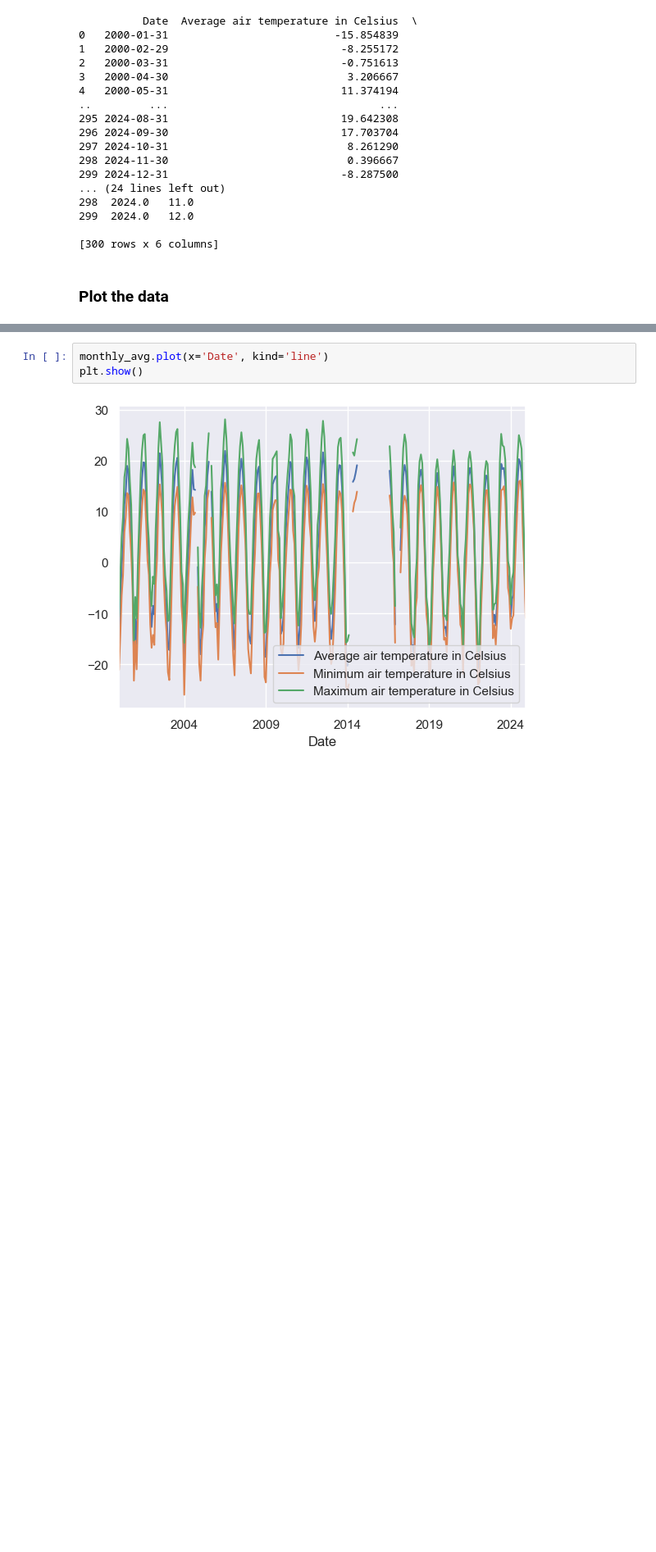
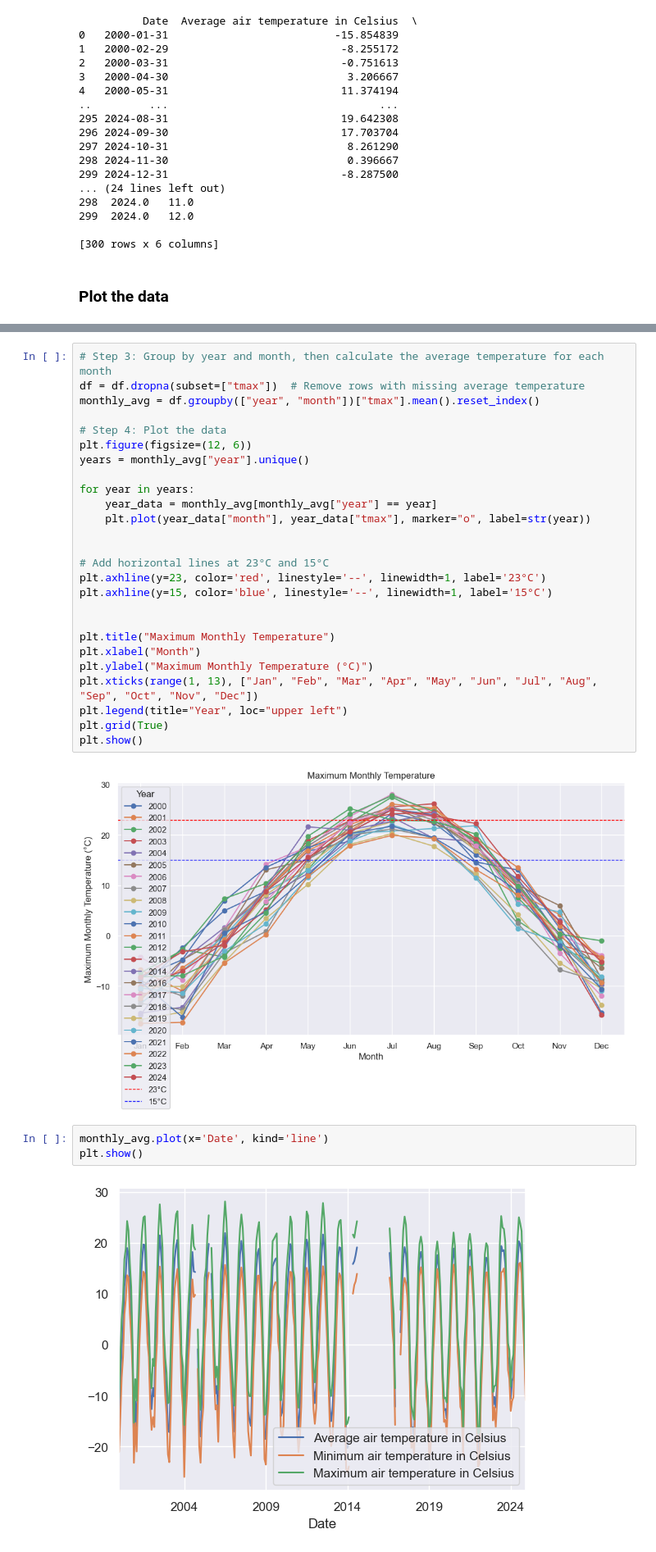
Before and after one commit to kknb1982/pfda, a Jupyter notebook: mywork/projectdrafts/Project-Copy1.ipynb, the cells around one changed output, grey strips where cells are left out. Shown at 82% size. Drawn from its saved outputs; the diff is of its cells as text; blank space fills up the shorter version.

```diff
--- a/mywork/projectdrafts/Project-Copy1.ipynb
+++ b/mywork/projectdrafts/Project-Copy1.ipynb
@@ -200,6 +205,34 @@ plt.grid(True)
 plt.show()
 # %% [output]
 [figure]
+# %%
+# Step 3: Group by year and month, then calculate the average temperature for each month
+df = df.dropna(subset=["tmax"])  # Remove rows with missing average temperature
+monthly_avg = df.groupby(["year", "month"])["tmax"].mean().reset_index()
+
+# Step 4: Plot the data
+plt.figure(figsize=(12, 6))
+years = monthly_avg["year"].unique()
+
+for year in years:
+    year_data = monthly_avg[monthly_avg["year"] == year]
+    plt.plot(year_data["month"], year_data["tmax"], marker="o", label=str(year))
+
+
+# Add horizontal lines at 23°C and 15°C
+plt.axhline(y=23, color='red', linestyle='--', linewidth=1, label='23°C')
+plt.axhline(y=15, color='blue', linestyle='--', linewidth=1, label='15°C')
+
+
+plt.title("Maximum Monthly Temperature")
+plt.xlabel("Month")
+plt.ylabel("Maximum Monthly Temperature (°C)")
+plt.xticks(range(1, 13), ["Jan", "Feb", "Mar", "Apr", "May", "Jun", "Jul", "Aug", "Sep", "Oct", "Nov", "Dec"])
+plt.legend(title="Year", loc="upper left")
+plt.grid(True)
+plt.show()
+# %% [output]
+[figure, added]
 # %%
 monthly_avg.plot(x='Date', kind='line')
 plt.show()
```
Also changed, not shown: parts of 6 cells of this notebook.
